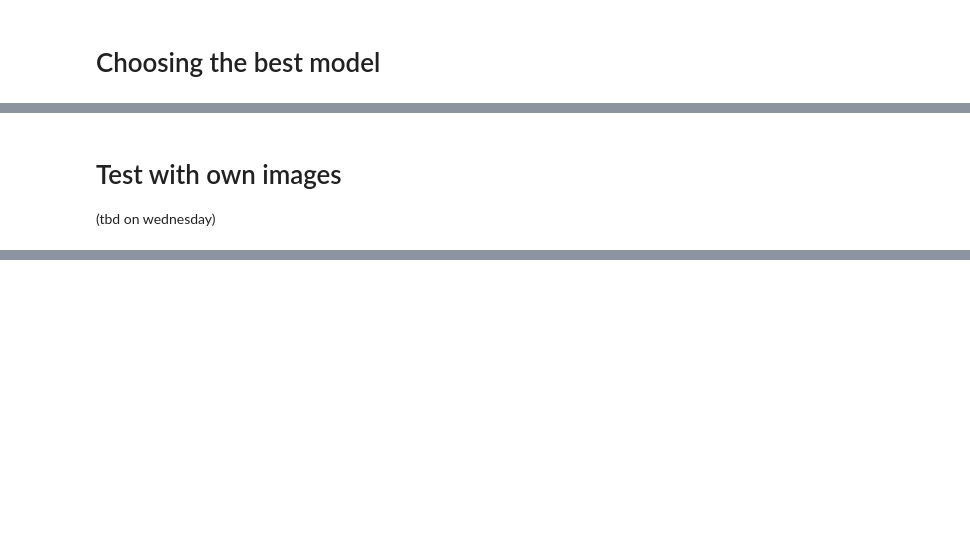
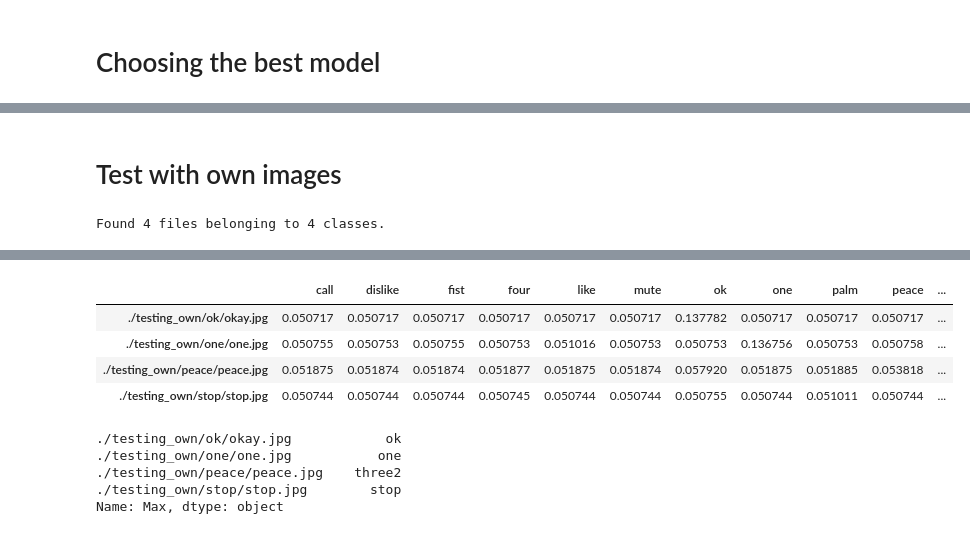
Before and after one commit to duechayapolgmit/gbui-projects-2024, a Jupyter notebook: assignment-2/g00388741_development.ipynb, the cells around one changed output, grey strips where cells are left out. Saved outputs shown, nothing was run; the diff lists cells and outputs as text; code cells hidden in the pictures; blank space fills up the shorter version.

Commit message:
all models and own testing complete - write up and maybe adjustments next?

```diff
--- a/assignment-2/g00388741_development.ipynb
+++ b/assignment-2/g00388741_development.ipynb
@@ -476,4 +482,28 @@ Best Accuracy: 0.8385879993438721
 Model Number: 2
 # %% [markdown]
 # Test with own images
-(tbd on wednesday)
+# %%
+# Parameters
+batch_size = 125912
+IMG_SIZE = (512, 512)
+data_dir = './testing_own'
+seed_no = 388741
+validation_split = 0.3
+
+# Dataset - https://stackoverflow.com/questions/66036271/splitting-a-tensorflow-dataset-into-training-test-and-validation-sets-from-ker
+
+# Own testing data set
+own_testing_data_set = tf.keras.utils.image_dataset_from_directory(data_dir,
+                                                       image_size = IMG_SIZE,
+                                                       shuffle = False)
+# %% [output]
+Found 4 files belonging to 4 classes.
+# %%
+class_names = training_data_set.class_names
+
+probability_model = tf.keras.Sequential([best_model, tf.keras.layers.Softmax()])
+
+predictions = probability_model.predict(own_testing_data_set)
+df = pd.DataFrame(predictions, columns=class_names, index=own_testing_data_set.file_paths)
+df
+# %% [output]
@@ -479,0 +511,14 @@ Model Number: 2
+|  | call | dislike | fist | four | like | mute | ok | one | palm | peace | ... |
+| ./testing_own/ok/okay.jpg | 0.050717 | 0.050717 | 0.050717 | 0.050717 | 0.050717 | 0.050717 | 0.137782 | 0.050717 | 0.050717 | 0.050717 | ... |
+| ./testing_own/one/one.jpg | 0.050755 | 0.050753 | 0.050755 | 0.050753 | 0.051016 | 0.050753 | 0.050753 | 0.136756 | 0.050753 | 0.050758 | ... |
+| ./testing_own/peace/peace.jpg | 0.051875 | 0.051874 | 0.051874 | 0.051877 | 0.051875 | 0.051874 | 0.057920 | 0.051875 | 0.051885 | 0.053818 | ... |
+| ./testing_own/stop/stop.jpg | 0.050744 | 0.050744 | 0.050744 | 0.050745 | 0.050744 | 0.050744 | 0.050755 | 0.050744 | 0.051011 | 0.050744 | ... |
+# %%
+df['Max'] = df.idxmax(axis=1)
+df['Max']
+# %% [output]
+./testing_own/ok/okay.jpg            ok
+./testing_own/one/one.jpg           one
+./testing_own/peace/peace.jpg    three2
+./testing_own/stop/stop.jpg        stop
+Name: Max, dtype: object
```
Also changed, not shown: parts of 15 cells of this notebook, 4 other files.
